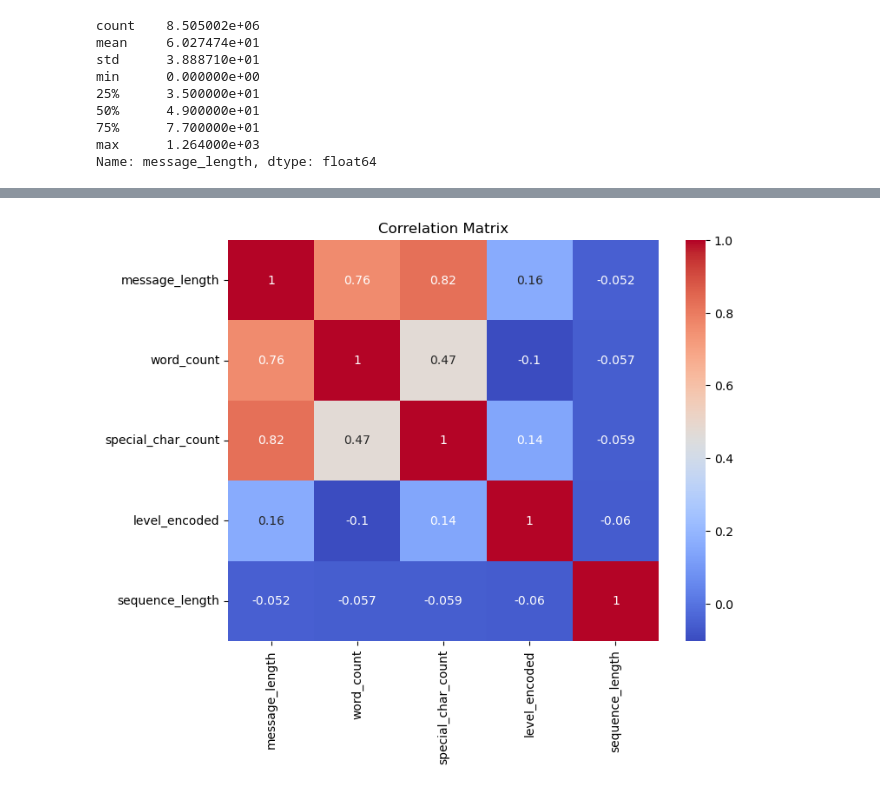
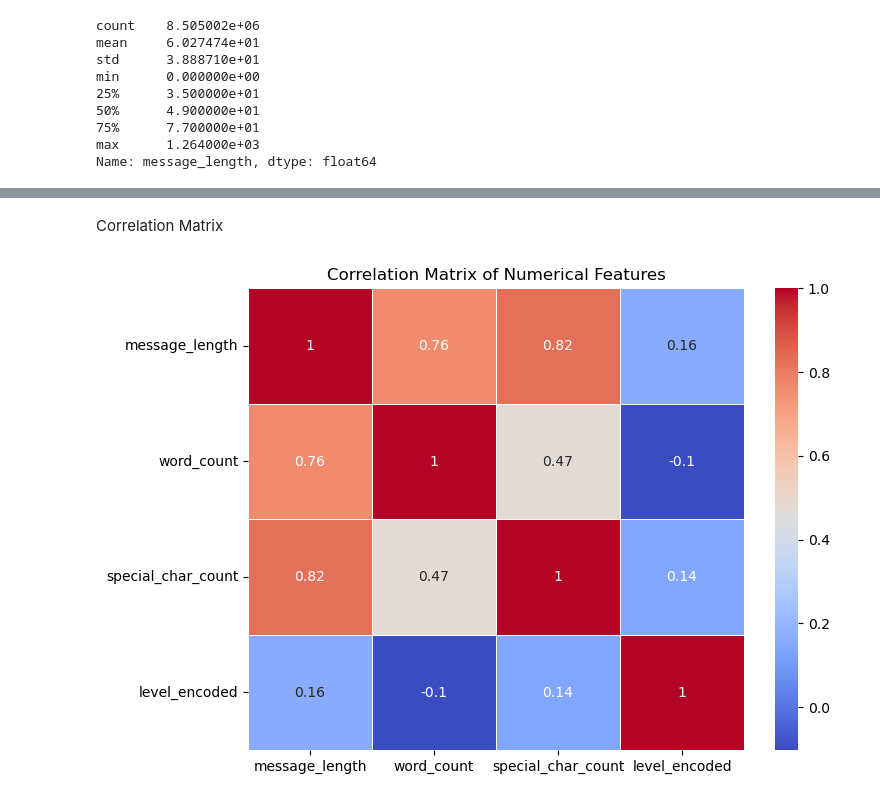
Before and after one commit to shekar-raja/alertops-ai, a Jupyter notebook: notebooks/data_preprocessing_and_model_training.ipynb, the cells around one changed output, grey strips where cells are left out. Saved outputs shown, nothing was run; the diff lists cells and outputs as text; code cells hidden in the pictures.

```diff
--- a/notebooks/data_preprocessing_and_model_training.ipynb
+++ b/notebooks/data_preprocessing_and_model_training.ipynb
@@ -102,7 +109,7 @@ The level column has 1,040 unique values, but standard log levels like INFO, WAR
 # %% [markdown]
 Separating standard log levels and process names.
 # %%
-standard_levels = ['INFO', 'WARN', 'ERROR', 'CRITICAL', 'FATAL', 'NOTICE', 'DEBUG']
+standard_levels = ['INFO', 'WARN', 'ERROR', 'CRITICAL', 'FATAL', 'DEBUG']
 
 logs_df["cleaned_level"] = logs_df["level"].apply(lambda x: x.upper() if x.upper() in standard_levels else 'OTHER')
 
@@ -239,9 +266,13 @@ Name: message_length, dtype: float64
+# %% [markdown]
+Correlation Matrix
 # %%
-numeric_cols = logs_df[['message_length', 'word_count', 'special_char_count', 'level_encoded', 'sequence_length']]
+# Select only numeric columns for correlation
+numeric_cols = logs_df.select_dtypes(include=['int64', 'float64'])
 
+# Display correlation matrix only for numerical features
 plt.figure(figsize=(8, 6))
-sns.heatmap(numeric_cols.corr(), annot=True, cmap='coolwarm')
-plt.title("Correlation Matrix")
+sns.heatmap(numeric_cols.corr(), annot=True, cmap='coolwarm', linewidths=0.5)
+plt.title('Correlation Matrix of Numerical Features')
 plt.show()
 # %% [output]
-[figure, old version]
+[figure, new version]
```
Also changed, not shown: parts of 19 cells of this notebook.
